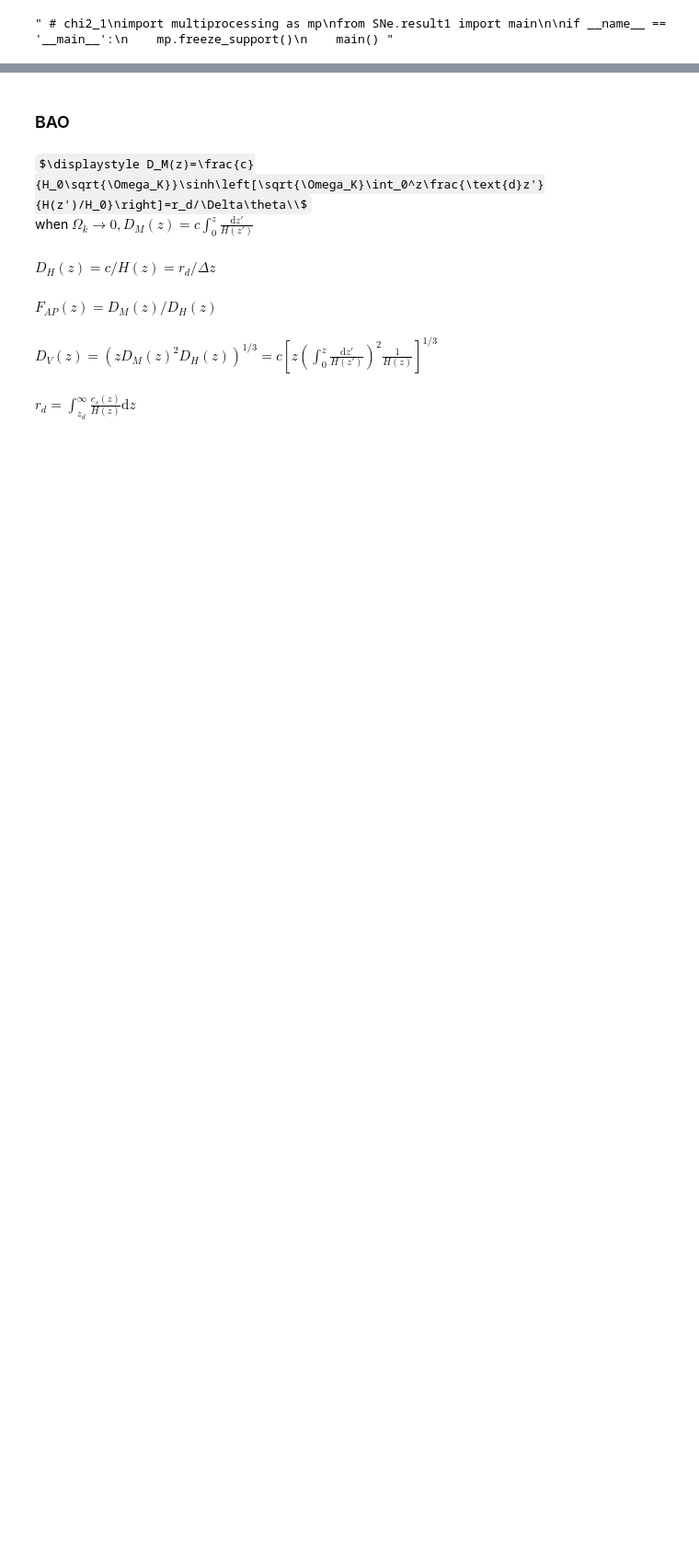
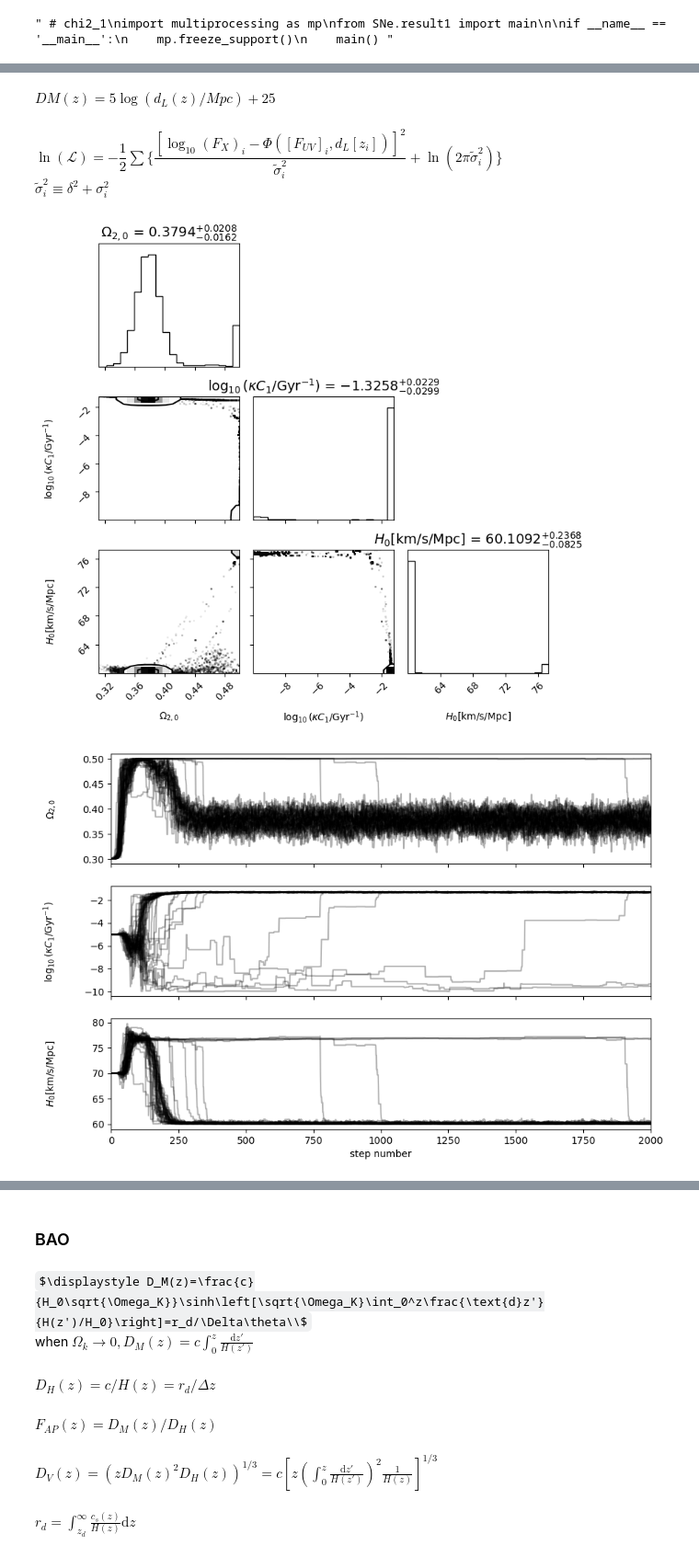
Before and after one commit to kaltsit33/IDM, a Jupyter notebook: all_in_one.ipynb, the cells around one changed output, grey strips where cells are left out. Shown at 92% size. Drawn from its saved outputs; the diff is of its cells as text; code cells hidden in the pictures; some formulas as TeX source; blank space fills up the shorter version.

```diff
--- a/all_in_one.ipynb
+++ b/all_in_one.ipynb
@@ -124,0 +198,15 @@ The PostScript backend does not support transparency; partially transparent arti
+# %% [markdown]
+$DM(z)=5\log(d_L(z)/Mpc)+25$
+# %% [markdown]
+$\ln (\mathcal{L}) = -\dfrac{1}{2}\sum\biggl\{ \dfrac{{{{\left [ {{{\log }_{10}}{{({F_{X}})}_{i}} - \Phi ({{[{F_{UV}}]}_{i}},{d_{L}}[{z_{i}}])} \right ]}^{2}}}}{{\tilde{\sigma}_{i}^{2}}}+ \ln (2\pi \tilde{\sigma}_{i}^{2})\biggr\}$
+$\tilde{\sigma}_{i}^{2} \equiv {\delta ^{2}} + \sigma _{i}^{2}$
+# %%
+import multiprocessing as mp
+from QSO.test import main
+
+if __name__ == '__main__':
+    mp.freeze_support()
+    main()
+# %% [output]
+[figure, added]
+[figure, added]
```
Also changed, not shown: parts of 18 cells of this notebook, 38 other files.
